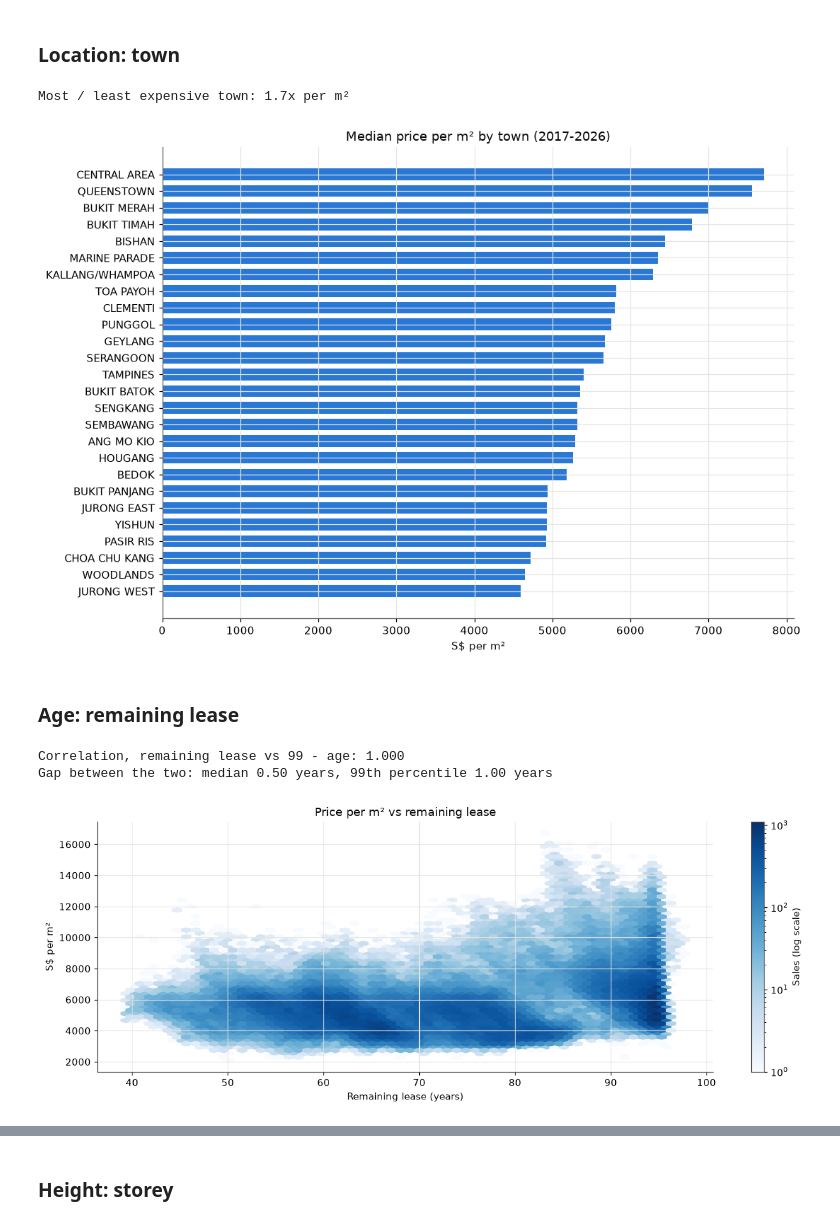
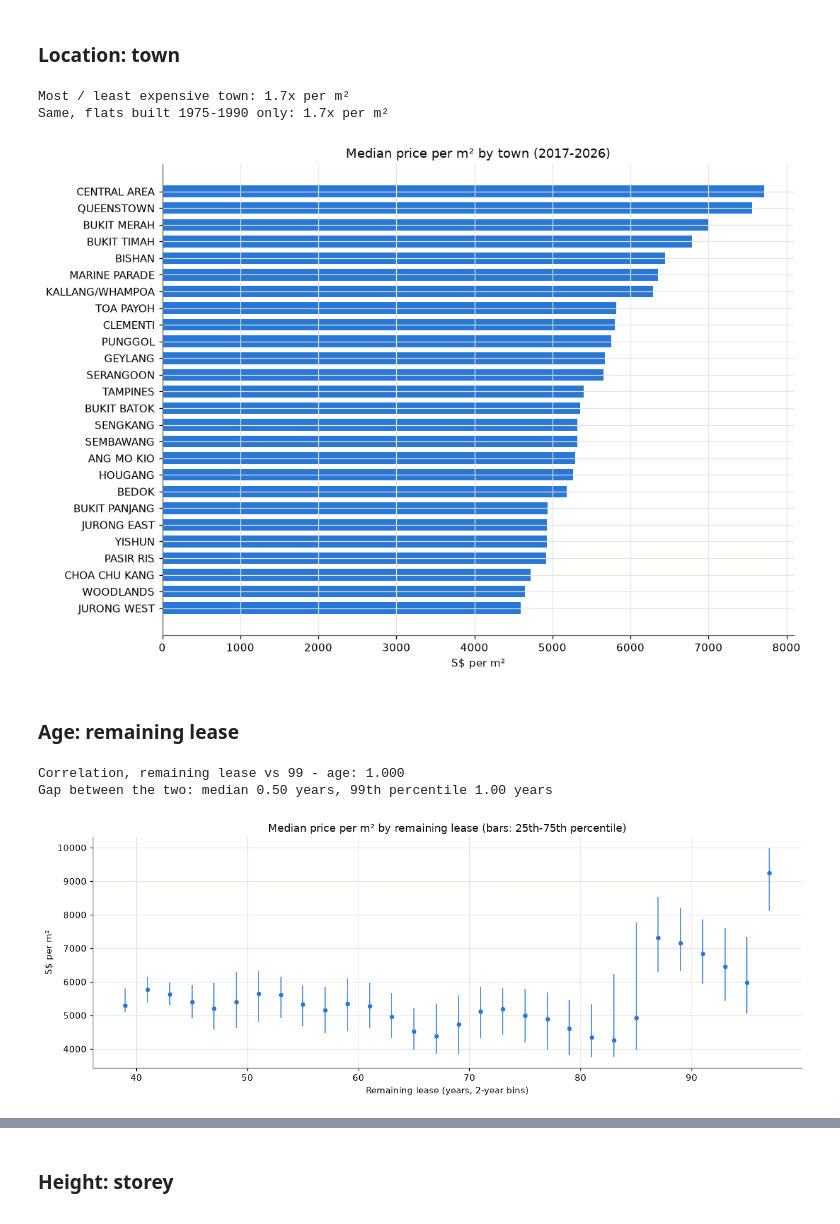
Before and after one commit to bjayles/machine-learning, a Jupyter notebook: projects/01-hdb-resale/notebooks/01-eda.ipynb, the cells around one changed output, grey strips where cells are left out. Saved outputs shown, nothing was run; the diff lists cells and outputs as text; code cells hidden in the pictures.

```diff
--- a/projects/01-hdb-resale/notebooks/01-eda.ipynb
+++ b/projects/01-hdb-resale/notebooks/01-eda.ipynb
@@ -311,43 +326,62 @@ ax.set(title="Median price per m² by town (2017-2026)", xlabel="S$ per m²")
 plt.tight_layout()
 
 print(f"Most / least expensive town: {town_ppsqm.max() / town_ppsqm.min():.1f}x per m²")
+
+# Same comparison among flats of similar age only (lease start 1975-1990), so newness can't explain it
+same_age = eda[eda["lease_commence_date"].between(1975, 1990)]
+same_age_ppsqm = same_age.groupby("town")["price_per_sqm"].median()
+print(f"Same, flats built 1975-1990 only: {same_age_ppsqm.max() / same_age_ppsqm.min():.1f}x per m²")
 # %% [output]
 Most / least expensive town: 1.7x per m²
+Same, flats built 1975-1990 only: 1.7x per m²
 [figure]
 # %% [markdown]
 ### Age: remaining lease
 # %%
-# Remaining lease vs price per m²; then how redundant it is with lease commencement date
+# Remaining lease vs price per m², binned: median per 2-year bin, error bar = 25th to 75th percentile
+lease_bin = (eda["remaining_lease_years"] // 2) * 2 + 1  # bin centre, e.g. 61.3 years -> 61
+lease_binned = eda.groupby(lease_bin)["price_per_sqm"].agg(
+    median="median",
+    q25=lambda s: s.quantile(0.25),
+    q75=lambda s: s.quantile(0.75),
+    size="size",
+)
+lease_binned = lease_binned[lease_binned["size"] >= 50]  # a median from a handful of sales is noise
+
 fig, ax = plt.subplots(figsize=(12, 4.5))
-hb = ax.hexbin(
-    eda["remaining_lease_years"],
-    eda["price_per_sqm"],
-    gridsize=60,
-    cmap="Blues",
-    mincnt=1,
-    bins="log",
+ax.errorbar(
+    lease_binned.index,
+    lease_binned["median"],
+    yerr=[
+        lease_binned["median"] - lease_binned["q25"],
+        lease_binned["q75"] - lease_binned["median"],
+    ],
+    fmt="o",
+    markersize=4,
+    color=SERIES[0],
+    ecolor=SERIES[0],
+    elinewidth=1,
 )
 ax.set(
-    title="Price per m² vs remaining lease",
-    xlabel="Remaining lease (years)",
+    title="Median price per m² by remaining lease (bars: 25th-75th percentile)",
+    xlabel="Remaining lease (years, 2-year bins)",
     ylabel="S$ per m²",
 )
-fig.colorbar(hb, ax=ax, label="Sales (log scale)")
 plt.tight_layout()
 
 # HDB leases are 99 years: remaining lease should be 99 - (sale year - lease start)
 sale_year = (
     eda["month"].str[:4].astype(int) + (eda["month"].str[5:7].astype(int) - 1) / 12
 )
 implied_remaining = 99 - (sale_year - eda["lease_commence_date"])
 gap = (eda["remaining_lease_years"] - implied_remaining).abs()
 print(
     f"Correlation, remaining lease vs 99 - age: {eda['remaining_lease_years'].corr(implied_remaining):.3f}"
 )
 print(
     f"Gap between the two: median {gap.median():.2f} years, 99th percentile {gap.quantile(0.99):.2f} years"
 )
 # %% [output]
 Correlation, remaining lease vs 99 - age: 1.000
 Gap between the two: median 0.50 years, 99th percentile 1.00 years
-[figure, old version]
+[figure, new version]
```
Also changed, not shown: parts of 9 cells of this notebook.
